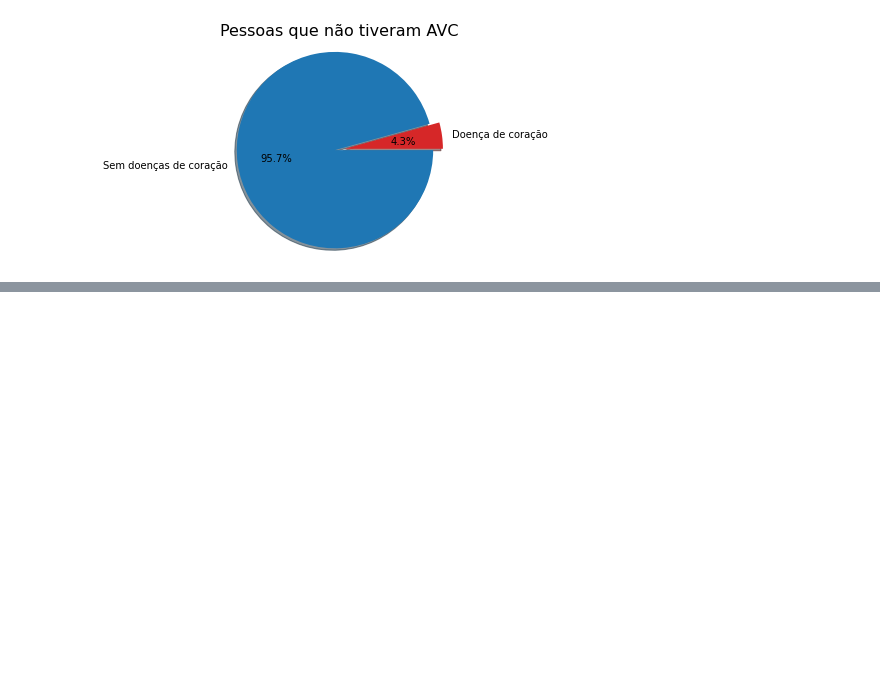
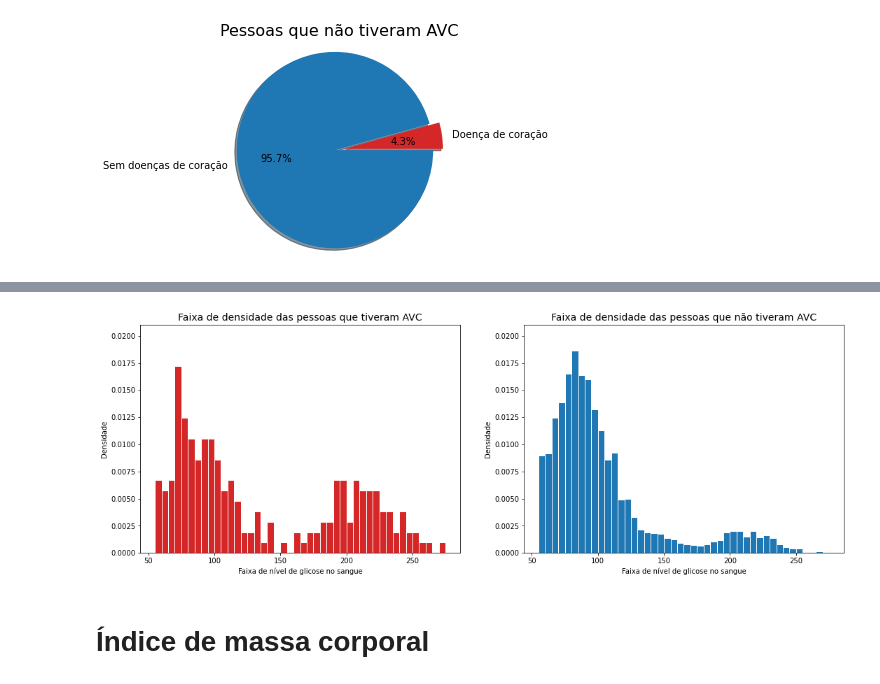
Before and after one commit to Adneycm/Projeto2-Cdados, a Jupyter notebook: Projeto2_Ciencia_dos_Dados_Stroke.ipynb, the cells around one changed output, grey strips where cells are left out. Saved outputs shown, nothing was run; the diff lists cells and outputs as text; code cells hidden in the pictures; blank space fills up the shorter version.

```diff
--- a/Projeto2_Ciencia_dos_Dados_Stroke.ipynb
+++ b/Projeto2_Ciencia_dos_Dados_Stroke.ipynb
@@ -245,0 +257,25 @@ pd.crosstab(stroke.heart_disease, stroke.stroke)
+# %%
+glucose_range = np.arange(55, 280,5)
+
+plt.figure(figsize=(18,6))
+
+plt.subplot(121)
+plt.hist(stroke_yes.avg_glucose_level, bins = glucose_range, edgecolor='white', density = True, color = 'tab:red')
+plt.title("Faixa de densidade das pessoas que tiveram AVC", size=14)
+plt.xlabel("Faixa de nível de glicose no sangue")
+plt.ylabel("Densidade")
+plt.ylim(0,0.021)
+
+plt.subplot(122)
+plt.hist(stroke_no.avg_glucose_level, bins = glucose_range, edgecolor='white', density = True, color = 'tab:blue')
+plt.title("Faixa de densidade das pessoas que não tiveram AVC", size=14)
+plt.xlabel("Faixa de nível de glicose no sangue")
+plt.ylabel("Densidade")
+plt.ylim(0,0.021)
+
+
+plt.show()
+# %% [output]
+[figure, added]
+# %% [markdown]
+# Índice de massa corporal
```
Also changed, not shown: parts of 9 cells of this notebook.
